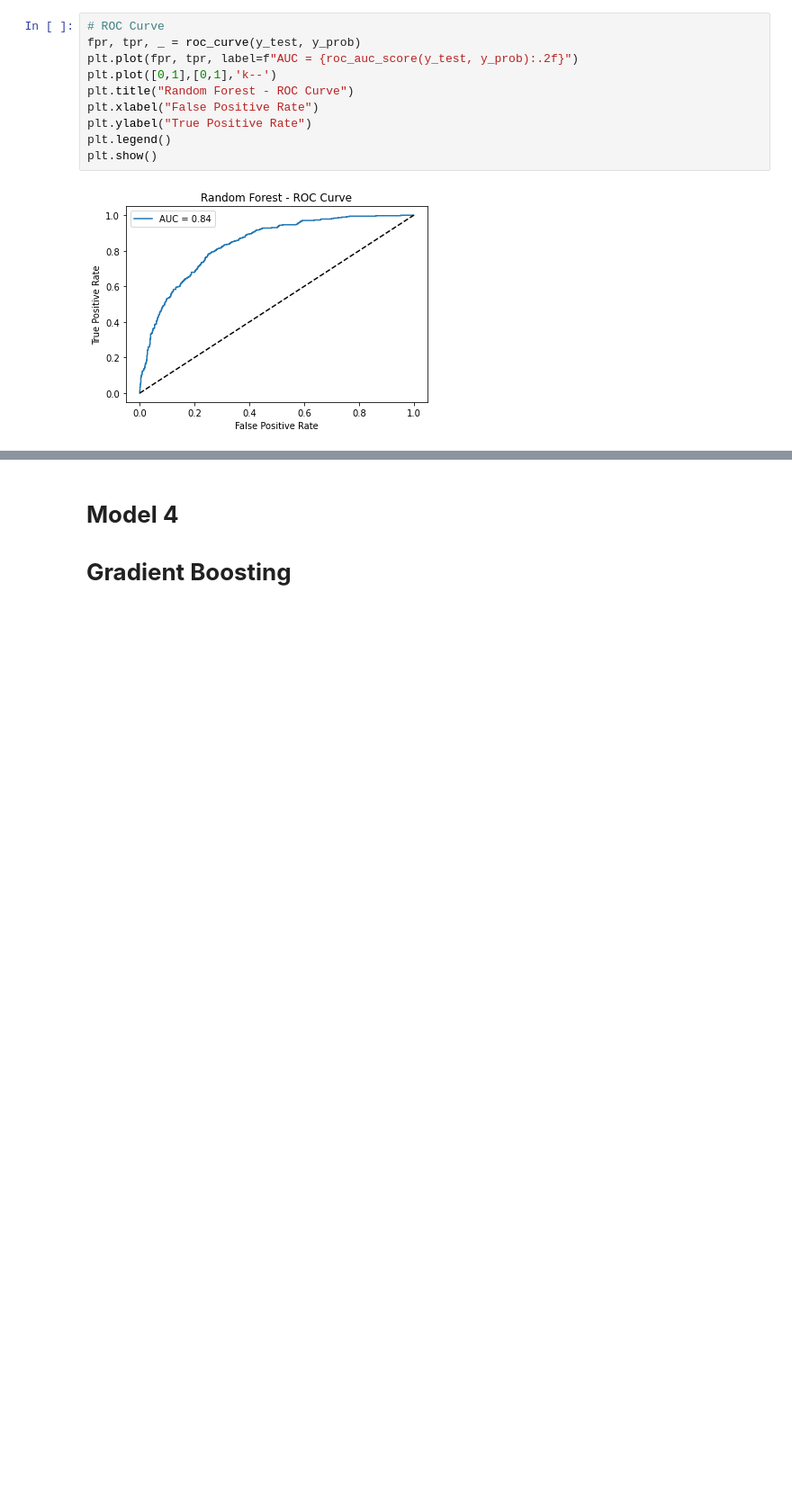
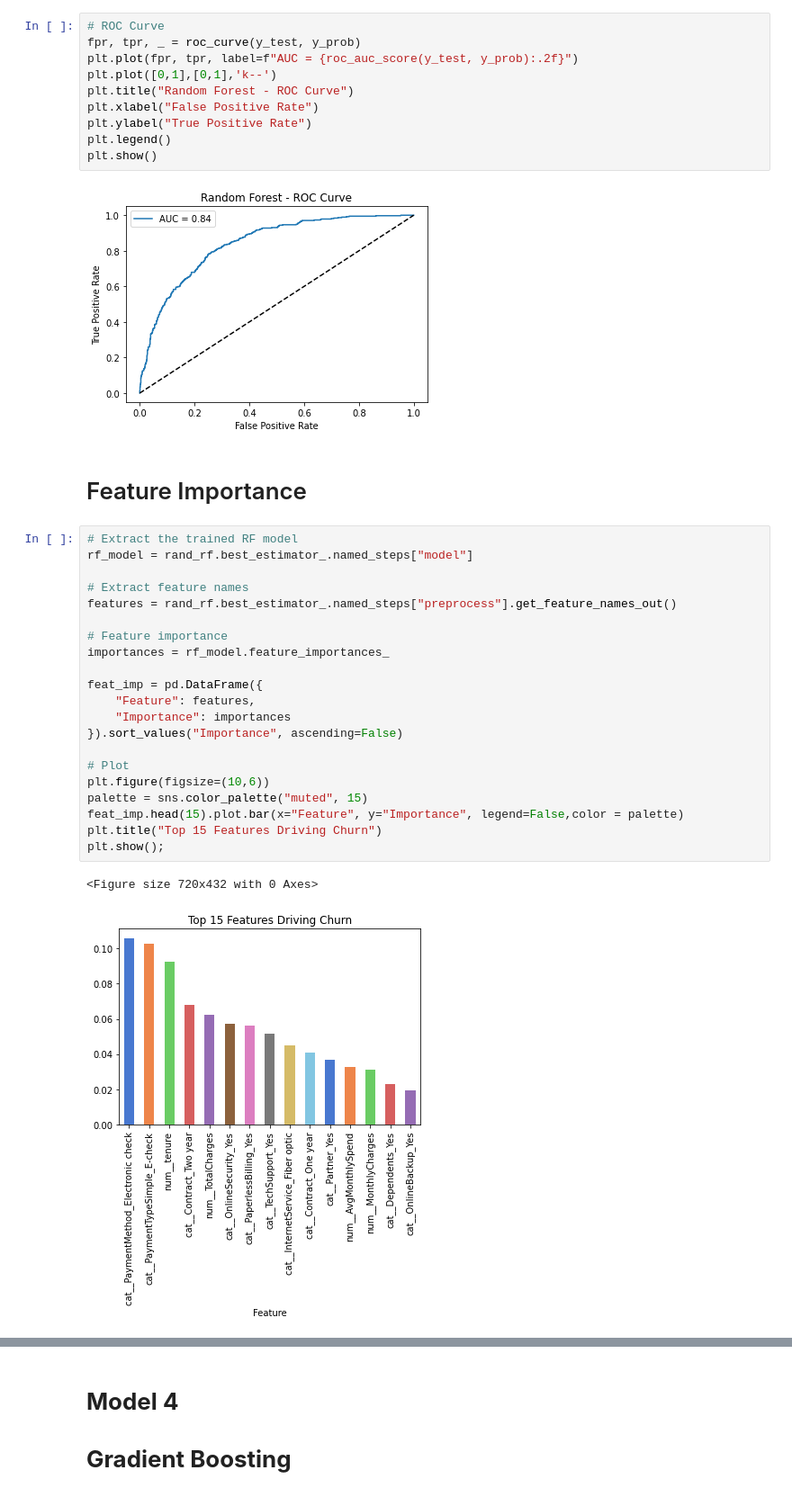
Before and after one commit to Harriet-ngomo/FUTURE_ML_02, a Jupyter notebook: index.ipynb, the cells around one changed output, grey strips where cells are left out. Shown at 90% size. Saved outputs shown, nothing was run; the diff lists cells and outputs as text; blank space fills up the shorter version.

Commit message:
Random Forest Feature Importance

```diff
--- a/index.ipynb
+++ b/index.ipynb
@@ -1062,6 +1060,32 @@ plt.legend()
 plt.show()
 # %% [output]
 [figure]
+# %% [markdown]
+# Feature Importance
+# %%
+# Extract the trained RF model
+rf_model = rand_rf.best_estimator_.named_steps["model"]
+
+# Extract feature names
+features = rand_rf.best_estimator_.named_steps["preprocess"].get_feature_names_out()
+
+# Feature importance
+importances = rf_model.feature_importances_
+
+feat_imp = pd.DataFrame({
+    "Feature": features,
+    "Importance": importances
+}).sort_values("Importance", ascending=False)
+
+# Plot
+plt.figure(figsize=(10,6))
+palette = sns.color_palette("muted", 15)
+feat_imp.head(15).plot.bar(x="Feature", y="Importance", legend=False,color = palette)
+plt.title("Top 15 Features Driving Churn")
+plt.show();
+# %% [output]
+<Figure size 720x432 with 0 Axes>
+[figure, added]
 # %%
 # Extract the trained Random Forest model
 best_rf = rand_rf.best_estimator_.named_steps['model']
```
Also changed, not shown: parts of 8 cells of this notebook.
